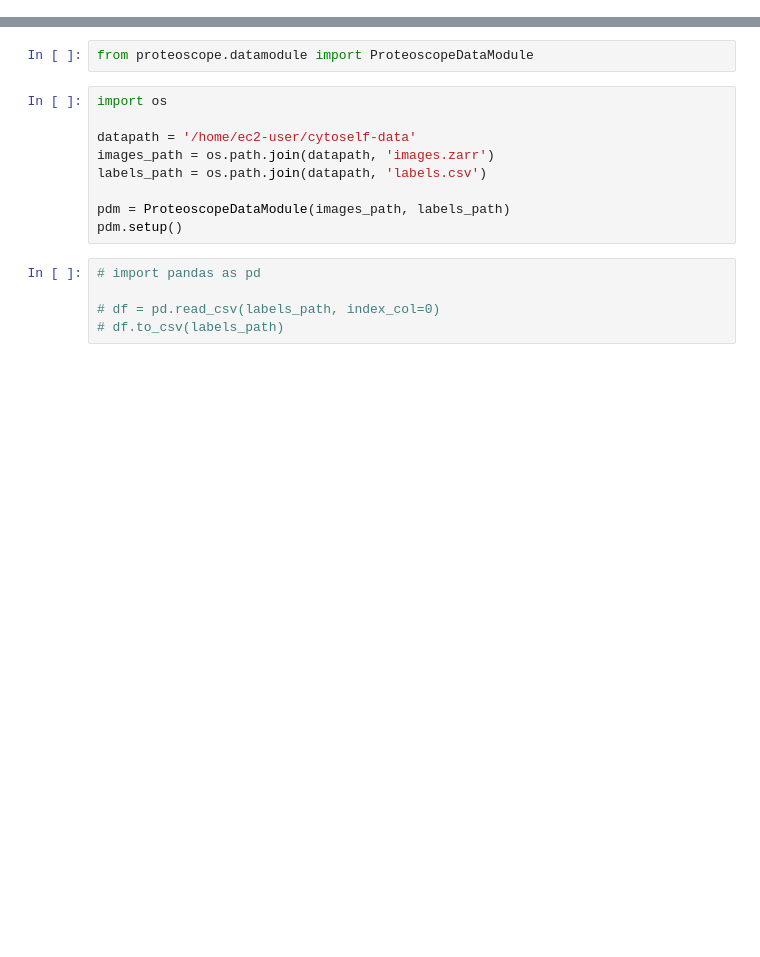
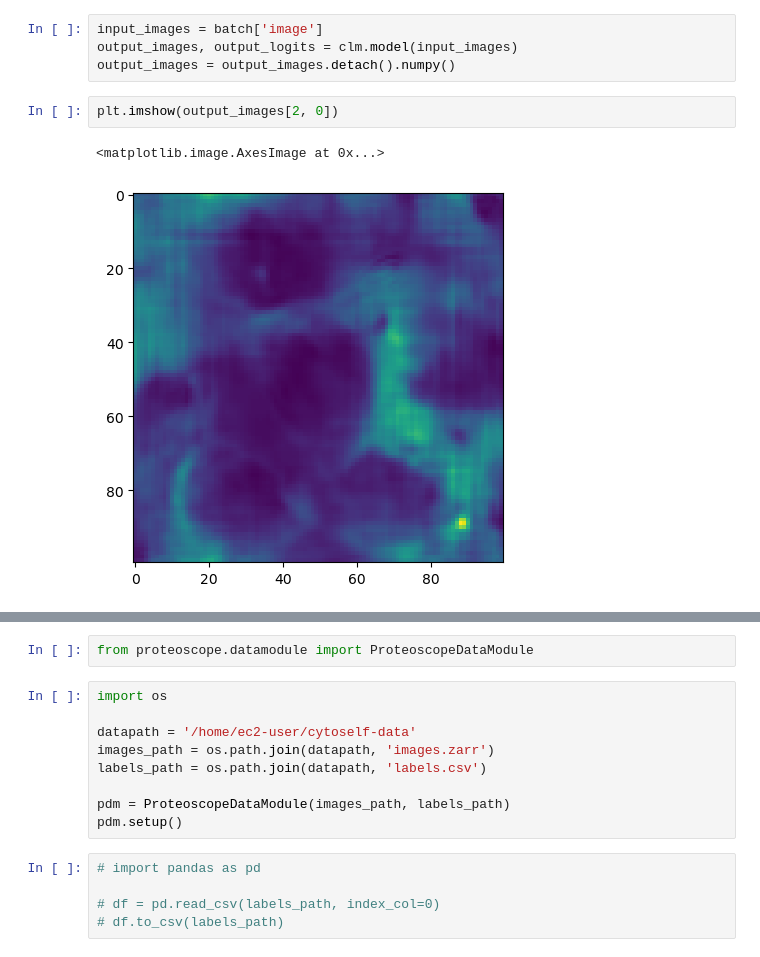
Before and after one commit to sofroniewn/proteoscope, a Jupyter notebook: notebooks/cytoself-2.ipynb, the cells around one changed output, grey strips where cells are left out. Cells and saved outputs as stored; diff of their text form; blank space fills up the shorter version.

```diff
--- a/notebooks/cytoself-2.ipynb
+++ b/notebooks/cytoself-2.ipynb
@@ -0,0 +50,9 @@
+# %%
+input_images = batch['image']
+output_images, output_logits = clm.model(input_images)
+output_images = output_images.detach().numpy()
+# %%
+plt.imshow(output_images[2, 0])
+# %% [output]
+<matplotlib.image.AxesImage at 0x...>
+[figure, added]
```
Also changed, not shown: parts of 18 cells of this notebook, 2 other files.
